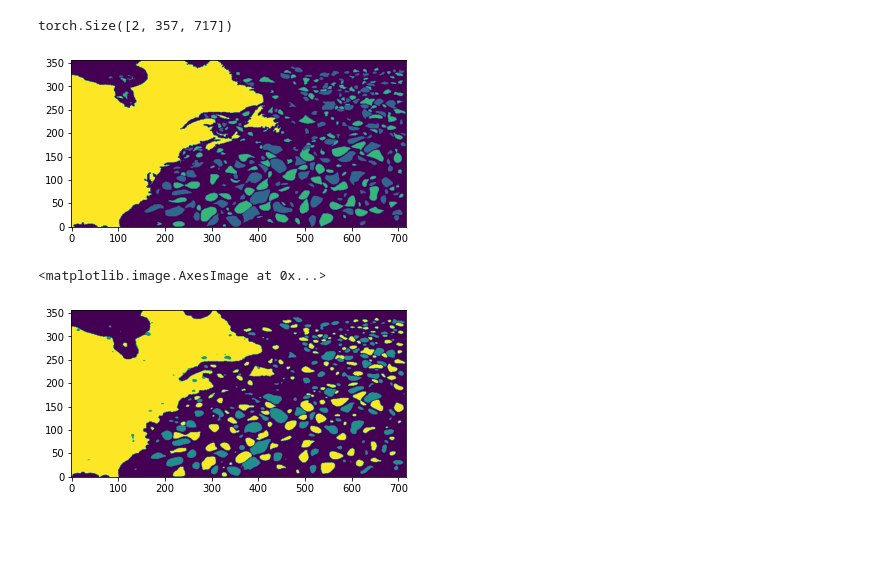
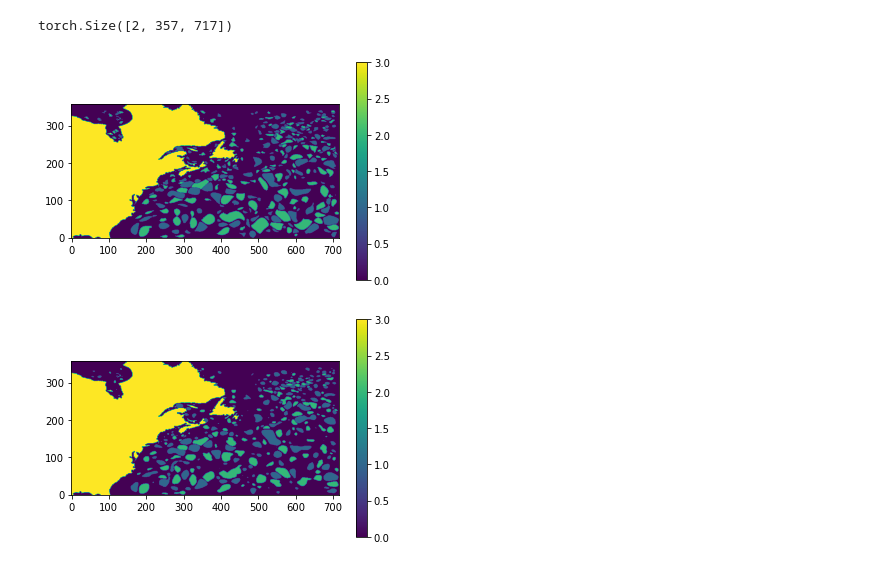
Before and after one commit to theorousseaux/hackathon_ocean, a Jupyter notebook: template_ocean.ipynb, the cells around one changed output. Cells and saved outputs as stored; diff of their text form; code cells hidden in the pictures; blank space fills up the shorter version.

Commit message:
visualisation plutôt pas mal

```diff
--- a/template_ocean.ipynb
+++ b/template_ocean.ipynb
@@ -404,13 +404,18 @@ model = torch.load('UNet_3_blocks_V1.pth', map_location=torch.device('cpu'))
 x_test, label_test = next(iter(valDataLoader))
 print(label_test.shape)
 x_test = x_test.to(device)[0]
+pred = np.argmax(model(x_test.reshape(1,4,357,717)).softmax(dim=1).cpu().detach().numpy(), axis=1)[0]
+mask = label_test[0]==3
+pred[mask] = 3
 # %% [output]
 torch.Size([2, 357, 717])
 # %%
 plt.imshow(label_test[0], origin='lower')
+plt.colorbar()
 plt.show()
-plt.imshow(np.argmax(model(x_test.reshape(1,4,357,717)).softmax(dim=1).cpu().detach().numpy(), axis=1)[0], origin='lower')
+plt.imshow(pred, origin='lower')
+plt.colorbar()
+plt.show()
 # %% [output]
-[figure, old version]
+[figure, new version]
-<matplotlib.image.AxesImage at 0x...>
-[figure, old version]
+[figure, new version]
```
